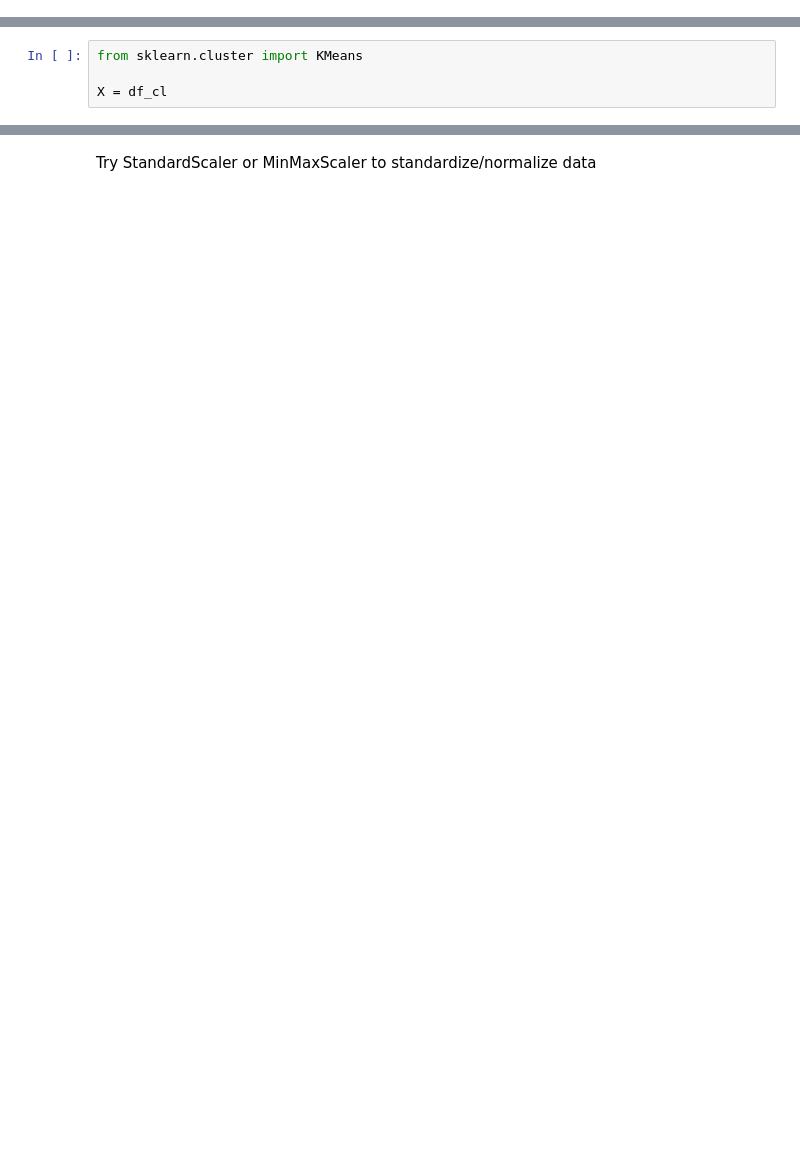
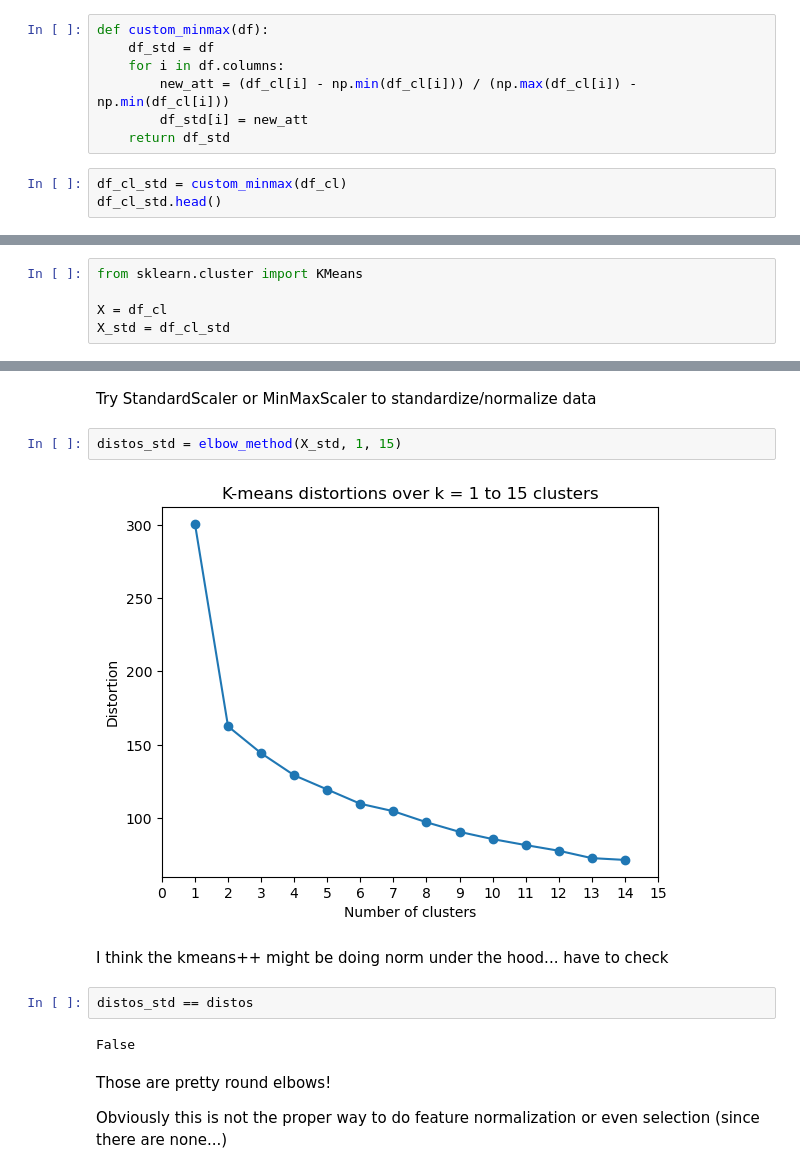
Before and after one commit to simlal/data-mining-assignments_bin710, a Jupyter notebook: td1/td1.ipynb, the cells around one changed output, grey strips where cells are left out. Cells and saved outputs as stored; diff of their text form; blank space fills up the shorter version.

```diff
--- a/td1/td1.ipynb
+++ b/td1/td1.ipynb
@@ -211,0 +213,10 @@ Lots of outliers, remove them or normalize before running clustering algo
+# %%
+def custom_minmax(df):
+    df_std = df
+    for i in df.columns:
+        new_att = (df_cl[i] - np.min(df_cl[i])) / (np.max(df_cl[i]) - np.min(df_cl[i]))
+        df_std[i] = new_att
+    return df_std
+# %%
+df_cl_std = custom_minmax(df_cl)
+df_cl_std.head()
@@ -215,4 +235,5 @@ Lots of outliers, remove them or normalize before running clustering algo
 from sklearn.cluster import KMeans
 
 X = df_cl
+X_std = df_cl_std
 # %%
@@ -240,2 +261,16 @@ distos = elbow_method(X, 2, 15)
 # %% [markdown]
 Try StandardScaler or MinMaxScaler to standardize/normalize data
+# %%
+distos_std = elbow_method(X_std, 1, 15)
+# %% [output]
+[figure, added]
+# %% [markdown]
+I think the kmeans++ might be doing norm under the hood... have to check
+# %%
+distos_std == distos
+# %% [output]
+False
+# %% [markdown]
+Those are pretty round elbows!
+
+Obviously this is not the proper way to do feature normalization or even selection (since there are none...)
```
Also changed, not shown: parts of 15 cells of this notebook.
